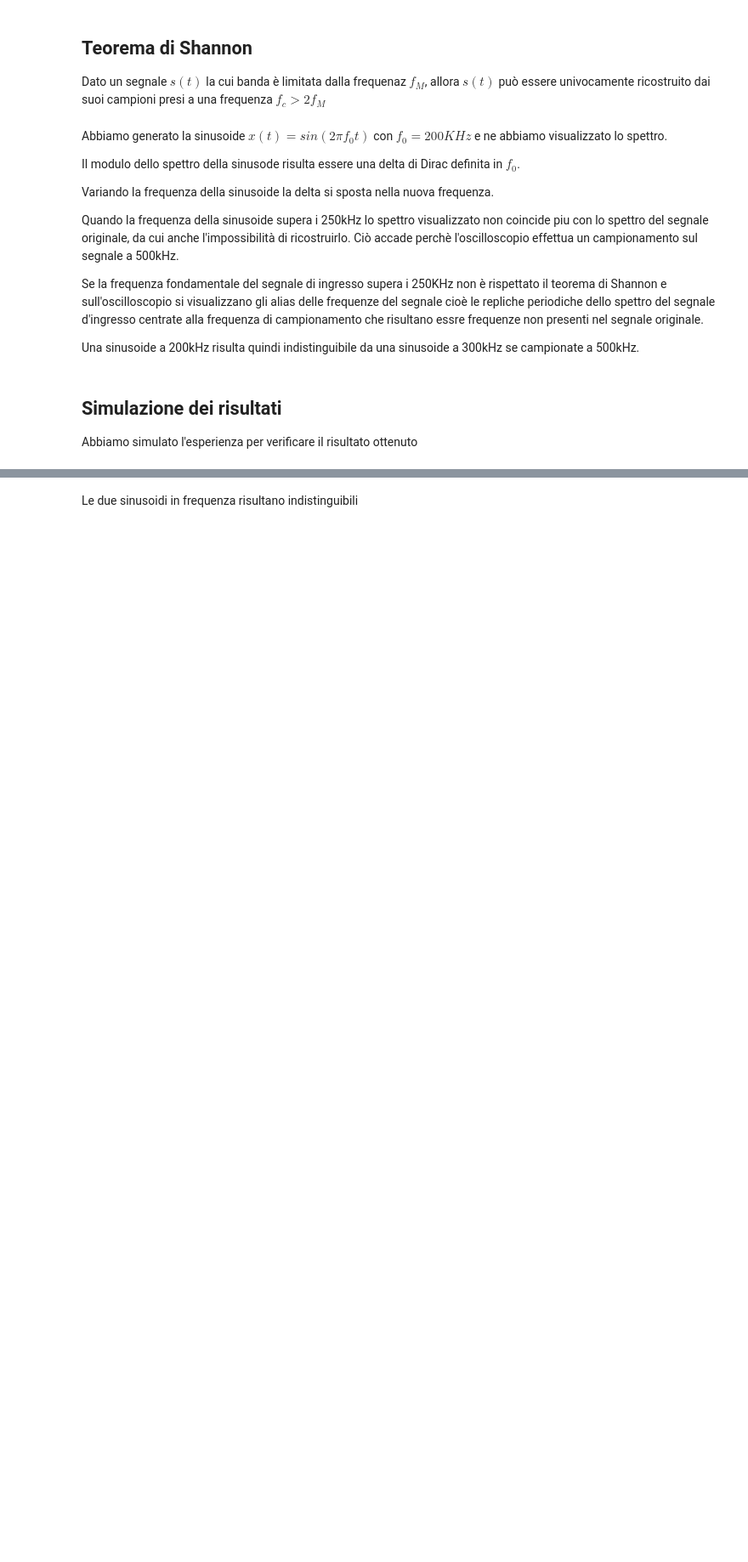
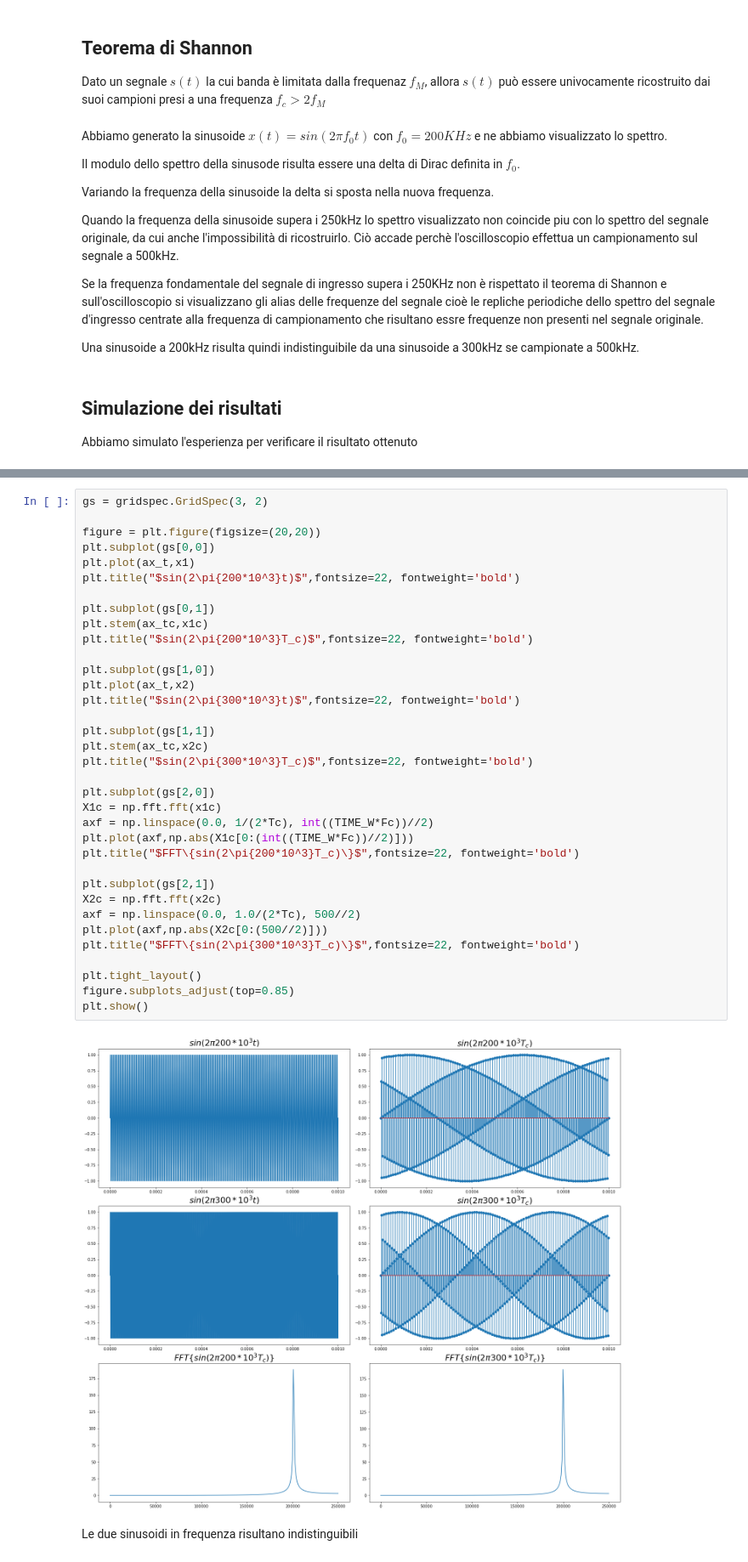
Before and after one commit to GoldMyr1994/mbmcpy, a Jupyter notebook: m.conte/Teorema del Campionamento e Modulazioni Analogiche.ipynb, the cells around one changed output, grey strips where cells are left out. Shown at 85% size. Saved outputs shown, nothing was run; the diff lists cells and outputs as text; blank space fills up the shorter version.

```diff
--- a/m.conte/Teorema del Campionamento e Modulazioni Analogiche.ipynb
+++ b/m.conte/Teorema del Campionamento e Modulazioni Analogiche.ipynb
@@ -99,3 +74,40 @@ plt.show()
+# %%
+gs = gridspec.GridSpec(3, 2)
+
+figure = plt.figure(figsize=(20,20))
+plt.subplot(gs[0,0])
+plt.plot(ax_t,x1)
+plt.title("$sin(2\pi{200*10^3}t)$",fontsize=22, fontweight='bold')
+
+plt.subplot(gs[0,1])
+plt.stem(ax_tc,x1c)
+plt.title("$sin(2\pi{200*10^3}T_c)$",fontsize=22, fontweight='bold')
+
+plt.subplot(gs[1,0])
+plt.plot(ax_t,x2)
+plt.title("$sin(2\pi{300*10^3}t)$",fontsize=22, fontweight='bold')
+
+plt.subplot(gs[1,1])
+plt.stem(ax_tc,x2c)
+plt.title("$sin(2\pi{300*10^3}T_c)$",fontsize=22, fontweight='bold')
+
+plt.subplot(gs[2,0])
+X1c = np.fft.fft(x1c)
+axf = np.linspace(0.0, 1/(2*Tc), int((TIME_W*Fc))//2)
+plt.plot(axf,np.abs(X1c[0:(int((TIME_W*Fc))//2)]))
+plt.title("$FFT\{sin(2\pi{200*10^3}T_c)\}$",fontsize=22, fontweight='bold')
+
+plt.subplot(gs[2,1])
+X2c = np.fft.fft(x2c)
+axf = np.linspace(0.0, 1.0/(2*Tc), 500//2)
+plt.plot(axf,np.abs(X2c[0:(500//2)]))
+plt.title("$FFT\{sin(2\pi{300*10^3}T_c)\}$",fontsize=22, fontweight='bold')
+
+plt.tight_layout()
+figure.subplots_adjust(top=0.85)
+plt.show()
+# %% [output]
+[figure, added]
 # %% [markdown]
 Le due sinusoidi in frequenza risultano indistinguibili
 # %% [markdown]
```
Also changed, not shown: parts of 3 cells of this notebook.
